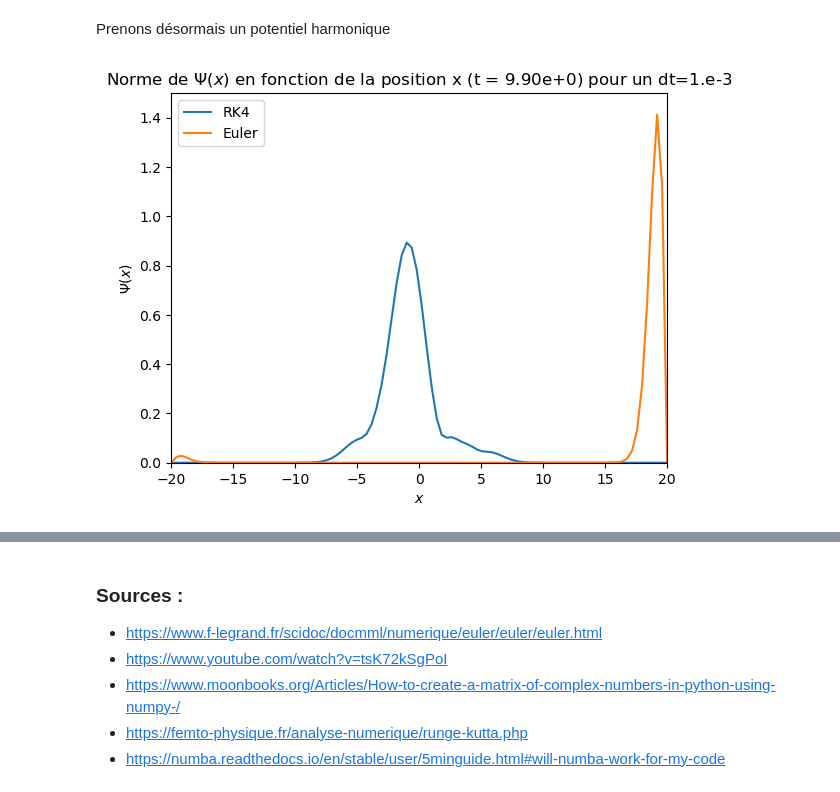
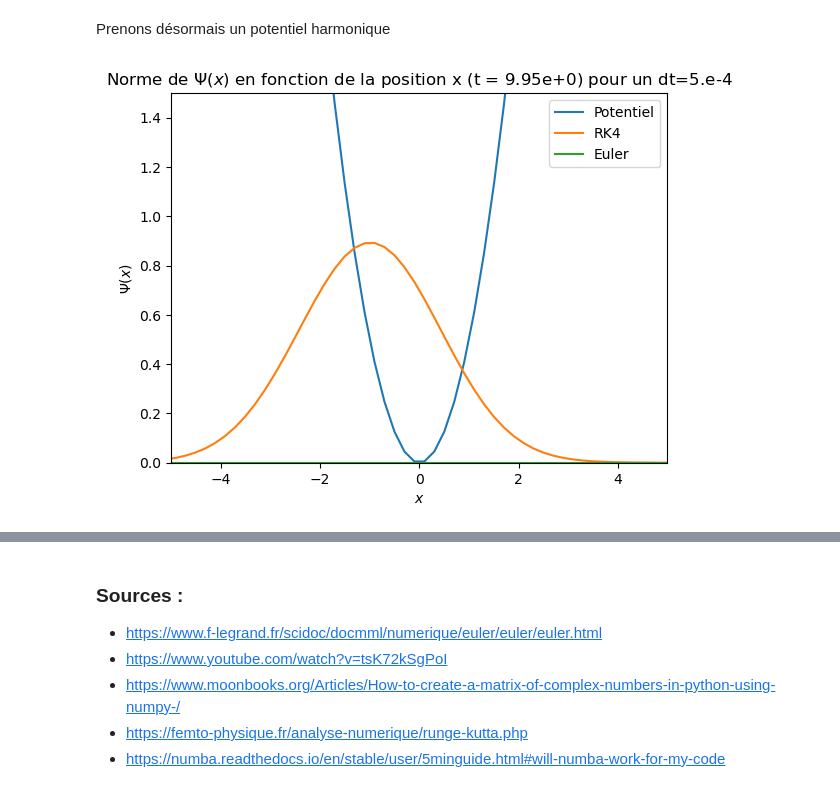
Before and after one commit to lucasboistay/shrodinger_simulation, a Jupyter notebook: evo_temp.ipynb, the cells around one changed output, grey strips where cells are left out. Saved outputs shown, nothing was run; the diff lists cells and outputs as text; code cells hidden in the pictures.

Commit message:
Finalisation evo temporelle RK4 et potentiel harmonique

```diff
--- a/evo_temp.ipynb
+++ b/evo_temp.ipynb
@@ -15,11 +15,11 @@ from numba import njit
 from time import perf_counter
 
 # On définit d'abord les constantes dx et dt.
-N = 100
+N = 200
 L = 20
 dx = L/N
 
-M = 10000
+M = 20000
 T = 10
 dt = T/M
 dt_approx = np.format_float_scientific(dt, precision = 1, exp_digits=1)
@@ -169,13 +170,13 @@ def get_psi_gauss(x0,sigma):
     psi = np.zeros(N,dtype=complex)
 
     for i in range(N):
-        inside_exp = -((x[i]-x0)**2)/(2*(sigma**2))
-        psi[i] = np.exp(inside_exp)/(sigma*np.sqrt(2*np.pi))
+        inside_exp = -((x[i]-x0)**2)*(sigma**2)/4
+        psi[i] = np.exp(inside_exp)/(sigma*np.sqrt(2*np.pi))*sigma**(3/2)
 
     psi = normalize(psi,dx)
     return psi
 
-psi0 = get_psi_gauss(1,1)
+psi0 = get_psi_gauss(1,5)
 plt.plot(x,np.abs(psi0))
 plt.show()
 # %% [output]
@@ -208,20 +209,23 @@ get_graph(get_psi_gauss(0,1),V_nul,rk4,"rk4_gaussienne",100)
 # %%
 # ------------ ANIMATION -------------- #
-def get_anim_diff_between_methods(psi_init_1,psi_init_2,potentiel,step,name):
+def get_anim_diff_between_methods(psi_init_1,psi_init_2,potentiel,xmax,final_time,step,name,print_pot):
     """
     Save a gif named anim_RK4 with a specific name that compare euler and RK4
+    :param xmax: get the graph to plot from -xmax to xmax
+    :param final_time: Final t to get the animation
     :param psi_init_1: Initial psi for RK4
     :param psi_init_2: Initial psi for Euler
     :param potentiel: Total potential
     :param step: save a image each [step] itérations
     :param name: name to add to the file
+    :param print_pot: boolean - true if you want the potential to be on the graph
     """
 
     metadata = dict(title='test', artist='lucas')
     writer = PillowWriter(fps=60, metadata=metadata)
 
     fig = plt.figure()
-    plt.xlim(-L, L)
+    plt.xlim(-xmax, xmax)
     plt.ylim(0, 1.5)
 
     t = 0
@@ -230,6 +234,9 @@ def get_anim_diff_between_methods(psi_init_1,psi_init_2,potentiel,step,name):
     plt.xlabel('$x$')
     plt.ylabel('$\\Psi(x)$')
     plt.title('Norme de $\\Psi(x)$ en fonction de la position x (t = %s)' % t_approx)
+
+    if print_pot:
+        pot, = plt.plot(x,potentiel,label="Potentiel")
 
     l, = plt.plot(x,abs(psi_init_1),label="RK4")
     l2, = plt.plot(x,abs(psi_init_2), label="Euler")
@@ -240,7 +247,7 @@ def get_anim_diff_between_methods(psi_init_1,psi_init_2,potentiel,step,name):
     new_psi2 = psi_init_2
 
     with writer.saving(fig, "docs/tempo/anim_%s.gif"%name, 100):
-        for i in range(0,M):
+        for i in range(final_time):
             new_psi1 = rk4(new_psi1,potentiel)
             new_psi2 = euler(new_psi2,potentiel)
 
@@ -270,18 +277,18 @@ Prenons désormais un potentiel harmonique
 # %%
 def get_pot_harmonique(omega):
     """
     Return an array for a harmonic potential
     :return: Numpy Array
     """
     pot_harmo = np.zeros(N)
     for i in range(N):
         pot_harmo[i] = (omega**2 * x[i]**2) / 2
     return pot_harmo
 
 
 start = perf_counter()
-get_anim_diff_between_methods(get_psi_gauss(1,1),get_psi_gauss(1,1),get_pot_harmonique(1),100,"gauss_potentiel_harmo_identique")
+get_anim_diff_between_methods(get_psi_gauss(1,1),get_psi_gauss(1,1),get_pot_harmonique(1),5,M,100,"gauss_potentiel_harmo_identique",True)
 end = perf_counter()
 print("Elapsed (after compilation) = {}s".format((end - start)))
 # %% [output]
-[figure, old version]
+[figure, new version]
```
Also changed, not shown: parts of 7 cells of this notebook, 32 other files.
